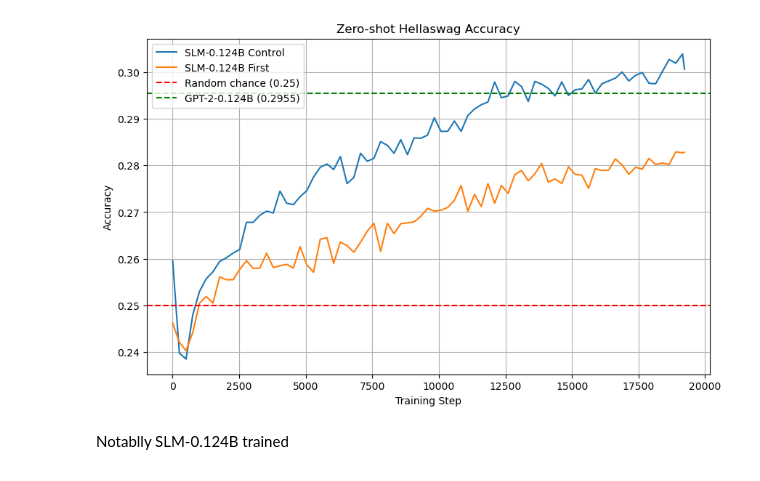
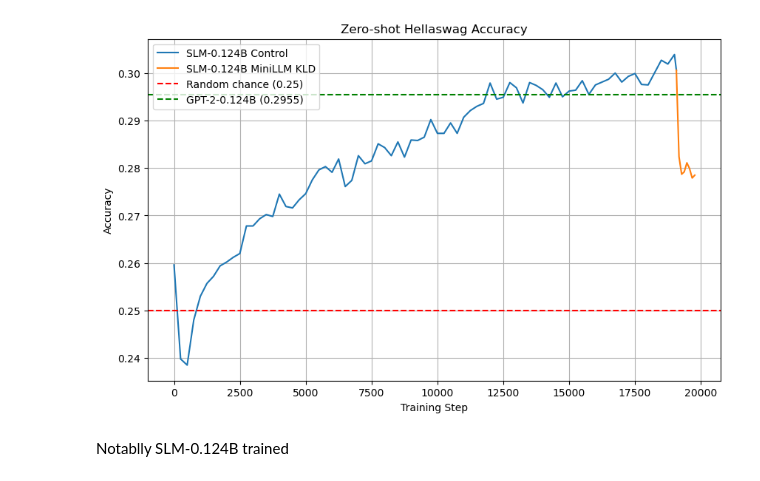
Before and after one commit to hachoj/ImportantProjects, a Jupyter notebook: LLMs/SLM/knowledge_distilation.ipynb, the cells around one changed output. Saved outputs shown, nothing was run; the diff lists cells and outputs as text; code cells hidden in the pictures.

```diff
--- a/LLMs/SLM/knowledge_distilation.ipynb
+++ b/LLMs/SLM/knowledge_distilation.ipynb
@@ -54,19 +57,25 @@ plt.grid(True)
 # %%
 plt.figure(figsize=(10, 6))
 
-plt.plot(hella_data_final["value"], label="SLM-0.124B Control")
-plt.plot(hella_data_first["value"], label="SLM-0.124B First")
+hella_data_dk
+hella_data_final
+
+hella_dk_idx = hella_data_dk["index"] + max(hella_data_final["index"])
+
+plt.plot(hella_data_final["index"], hella_data_final["value"], label="SLM-0.124B Control")
+# plt.plot(hella_data_first["value"], label="SLM-0.124B First")
+plt.plot(hella_dk_idx, hella_data_dk["value"], label="SLM-0.124B MiniLLM KLD")
 plt.xlabel('Training Step')
 plt.ylabel('Accuracy')
 plt.title('Zero-shot Hellaswag Accuracy')
 
 # Add a dotted line at y = 0.25 for random chance accuracy
 plt.axhline(y=0.25, color='red', linestyle='--', label='Random chance (0.25)')
 plt.axhline(y=0.2955, color='green', linestyle='--', label='GPT-2-0.124B (0.2955)')
 
 plt.legend()
 plt.grid(True)
 # %% [output]
-[figure, old version]
+[figure, new version]
 # %% [markdown]
 Notablly SLM-0.124B trained
```
Also changed, not shown: parts of 5 cells of this notebook, 1 other file.
